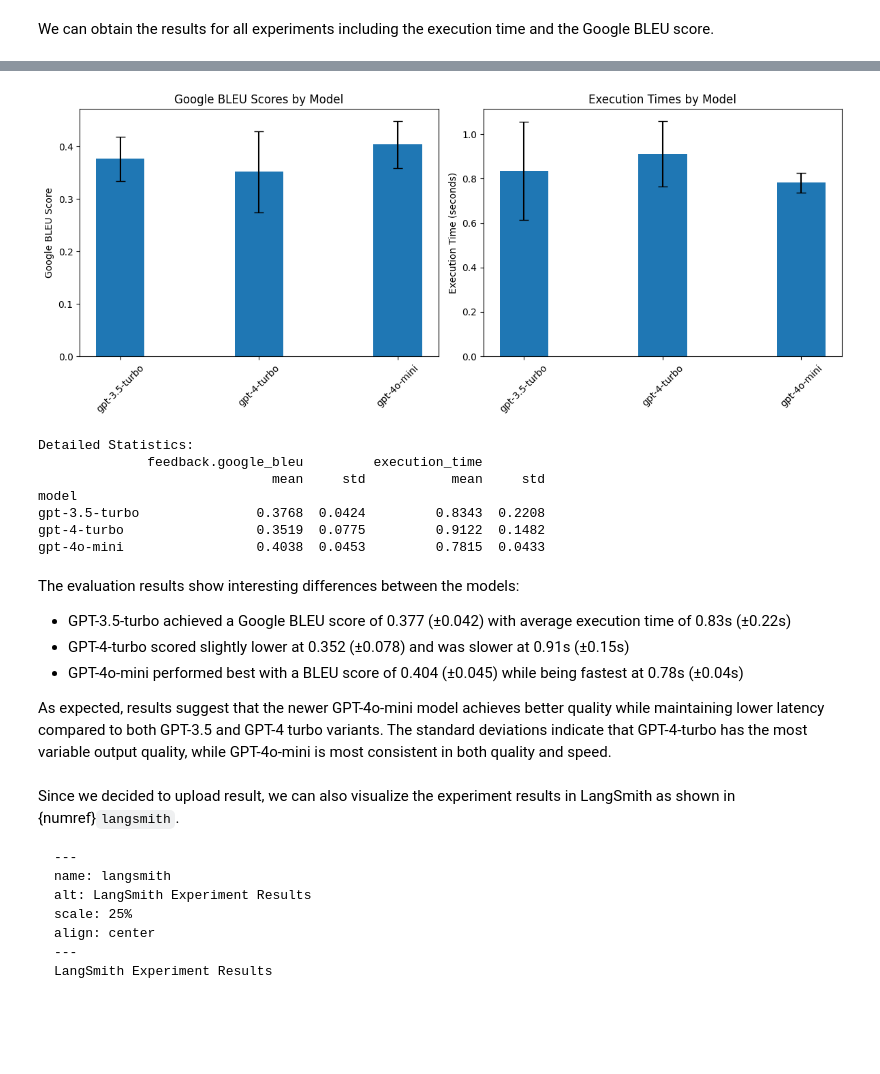
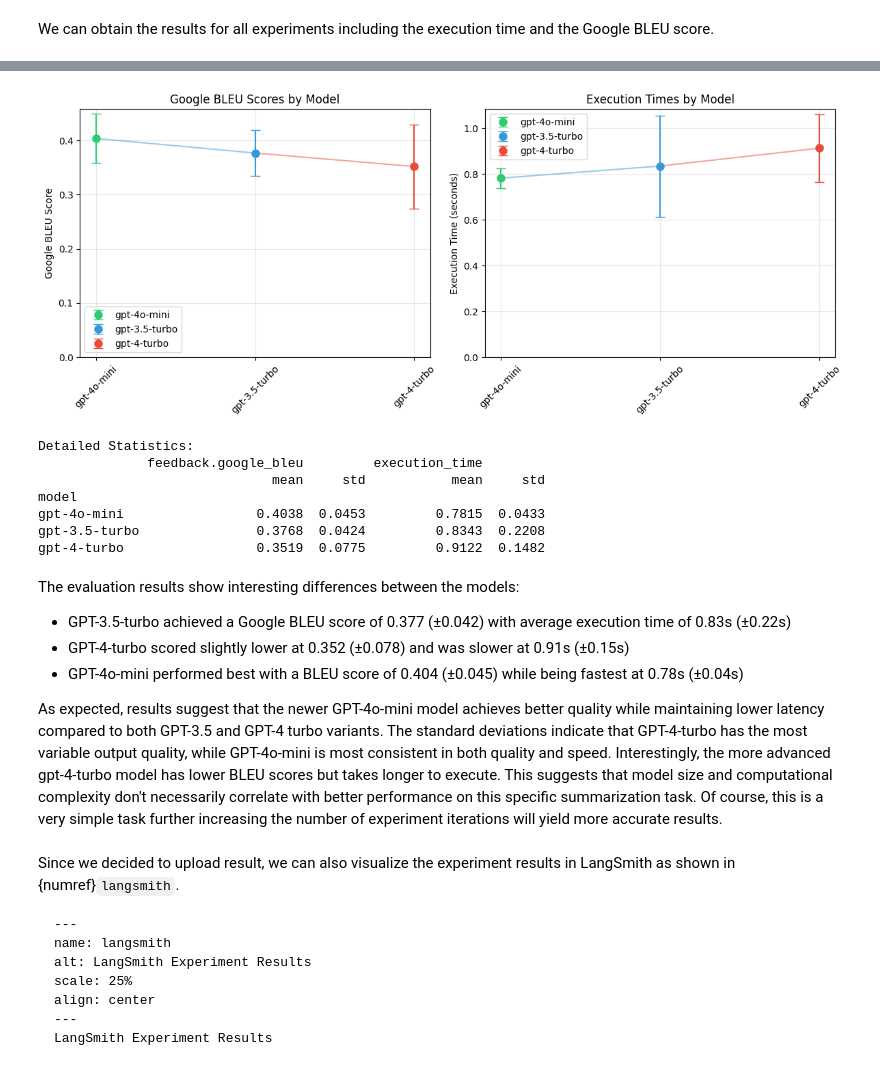
Before and after one commit to souzatharsis/tamingLLMs, a Jupyter notebook: tamingllms/_build/jupyter_execute/notebooks/evals.ipynb, the cells around one changed output, grey strips where cells are left out. Cells and saved outputs as stored; diff of their text form; code cells hidden in the pictures; blank space fills up the shorter version.

```diff
--- a/tamingllms/_build/jupyter_execute/notebooks/evals.ipynb
+++ b/tamingllms/_build/jupyter_execute/notebooks/evals.ipynb
@@ -1238,51 +1238,74 @@ stats = combined_df.groupby('model').agg({
     'execution_time': ['mean', 'std']
 }).round(4)
 
+# Sort by execution time
+stats = stats.sort_values(('execution_time', 'mean'))
+
 # Create a figure with two subplots side by side
 import matplotlib.pyplot as plt
 import numpy as np
 
 fig, (ax1, ax2) = plt.subplots(1, 2, figsize=(12, 5))
 
+# Define colors for each model
+colors = ['#2ecc71', '#3498db', '#e74c3c']
+models = stats.index
+
 # Plot for Google BLEU scores
-models = stats.index
 bleu_means = stats[('feedback.google_bleu', 'mean')]
 bleu_stds = stats[('feedback.google_bleu', 'std')]
 
-x = np.arange(len(models))
-width = 0.35
+for i, model in enumerate(models):
+    ax1.errorbar(i, bleu_means[model], yerr=bleu_stds[model],
+                fmt='o', color=colors[i], markersize=8, capsize=5,
+                label=model)
+    if i > 0:
+        ax1.plot([i-1, i], [bleu_means[models[i-1]], bleu_means[model]],
+                 '-', color=colors[i], alpha=0.5)
 
-ax1.bar(x, bleu_means, width, yerr=bleu_stds, capsize=5)
 ax1.set_ylabel('Google BLEU Score')
 ax1.set_title('Google BLEU Scores by Model')
-ax1.set_xticks(x)
+ax1.set_xticks(range(len(models)))
 ax1.set_xticklabels(models, rotation=45)
+ax1.set_ylim(bottom=0)  # Set y-axis to start at 0
+ax1.legend()
+ax1.grid(True, alpha=0.3)
 
 # Plot for execution times
 exec_means = stats[('execution_time', 'mean')]
 exec_stds = stats[('execution_time', 'std')]
 
-ax2.bar(x, exec_means, width, yerr=exec_stds, capsize=5)
+for i, model in enumerate(models):
+    ax2.errorbar(i, exec_means[model], yerr=exec_stds[model],
+                fmt='o', color=colors[i], markersize=8, capsize=5,
+                label=model)
+    if i > 0:
+        ax2.plot([i-1, i], [exec_means[models[i-1]], exec_means[model]],
+                 '-', color=colors[i], alpha=0.5)
+
 ax2.set_ylabel('Execution Time (seconds)')
 ax2.set_title('Execution Times by Model')
-ax2.set_xticks(x)
+ax2.set_xticks(range(len(models)))
 ax2.set_xticklabels(models, rotation=45)
+ax2.set_ylim(bottom=0)  # Set y-axis to start at 0
+ax2.legend()
+ax2.grid(True, alpha=0.3)
 
 plt.tight_layout()
 plt.show()
 
 # Display the statistics table
 print("\nDetailed Statistics:")
 print(stats)
 # %% [output]
-[figure, old version]
+[figure, new version]
 Detailed Statistics:
               feedback.google_bleu         execution_time
                               mean     std           mean     std
 model
+gpt-4o-mini                 0.4038  0.0453         0.7815  0.0433
 gpt-3.5-turbo               0.3768  0.0424         0.8343  0.2208
 gpt-4-turbo                 0.3519  0.0775         0.9122  0.1482
-gpt-4o-mini                 0.4038  0.0453         0.7815  0.0433
 # %% [markdown]
 The evaluation results show interesting differences between the models:
 
@@ -1290,7 +1313,7 @@ The evaluation results show interesting differences between the models:
 - GPT-4-turbo scored slightly lower at 0.352 (±0.078) and was slower at 0.91s (±0.15s)
 - GPT-4o-mini performed best with a BLEU score of 0.404 (±0.045) while being fastest at 0.78s (±0.04s)
 
-As expected, results suggest that the newer GPT-4o-mini model achieves better quality while maintaining lower latency compared to both GPT-3.5 and GPT-4 turbo variants. The standard deviations indicate that GPT-4-turbo has the most variable output quality, while GPT-4o-mini is most consistent in both quality and speed.
+As expected, results suggest that the newer GPT-4o-mini model achieves better quality while maintaining lower latency compared to both GPT-3.5 and GPT-4 turbo variants. The standard deviations indicate that GPT-4-turbo has the most variable output quality, while GPT-4o-mini is most consistent in both quality and speed. Interestingly, the more advanced gpt-4-turbo model has lower BLEU scores but takes longer to execute. This suggests that model size and computational complexity don't necessarily correlate with better performance on this specific summarization task. Of course, this is a very simple task further increasing the number of experiment iterations will yield more accurate results.
 # %% [markdown]
 Since we decided to upload result, we can also visualize the experiment results in LangSmith as shown in {numref}`langsmith`.
 
```
Also changed, not shown: 10 other files.
